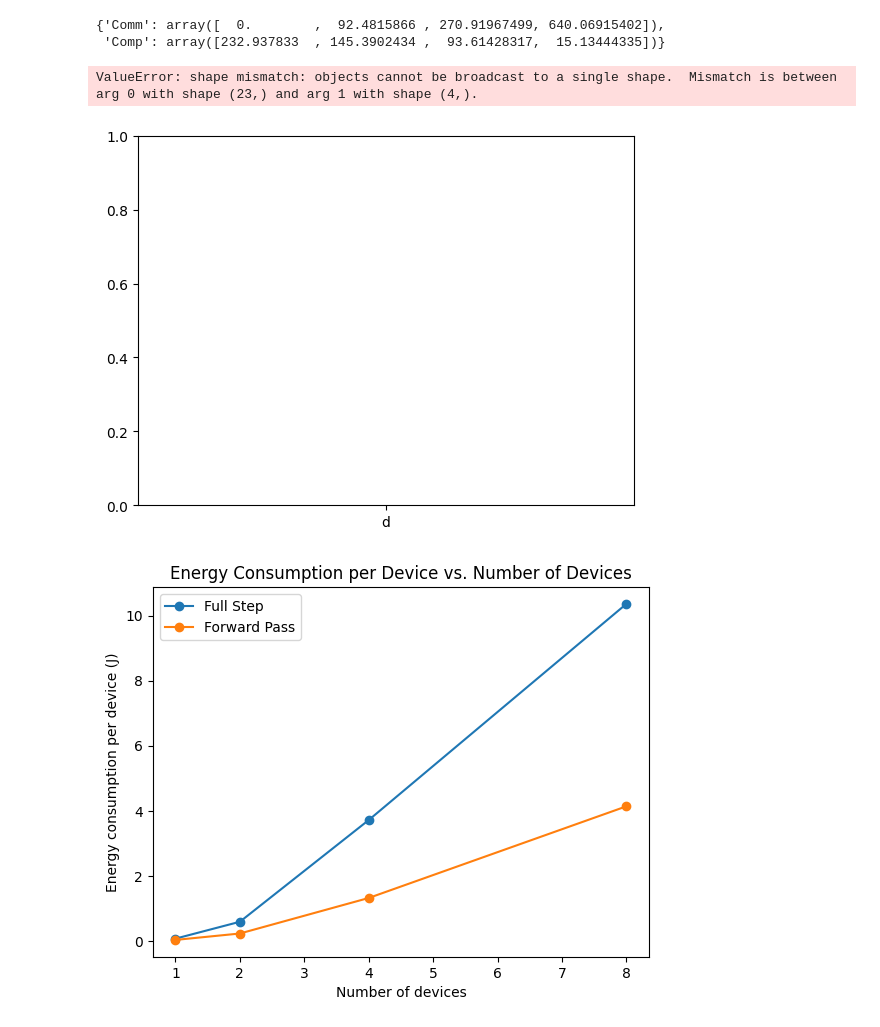
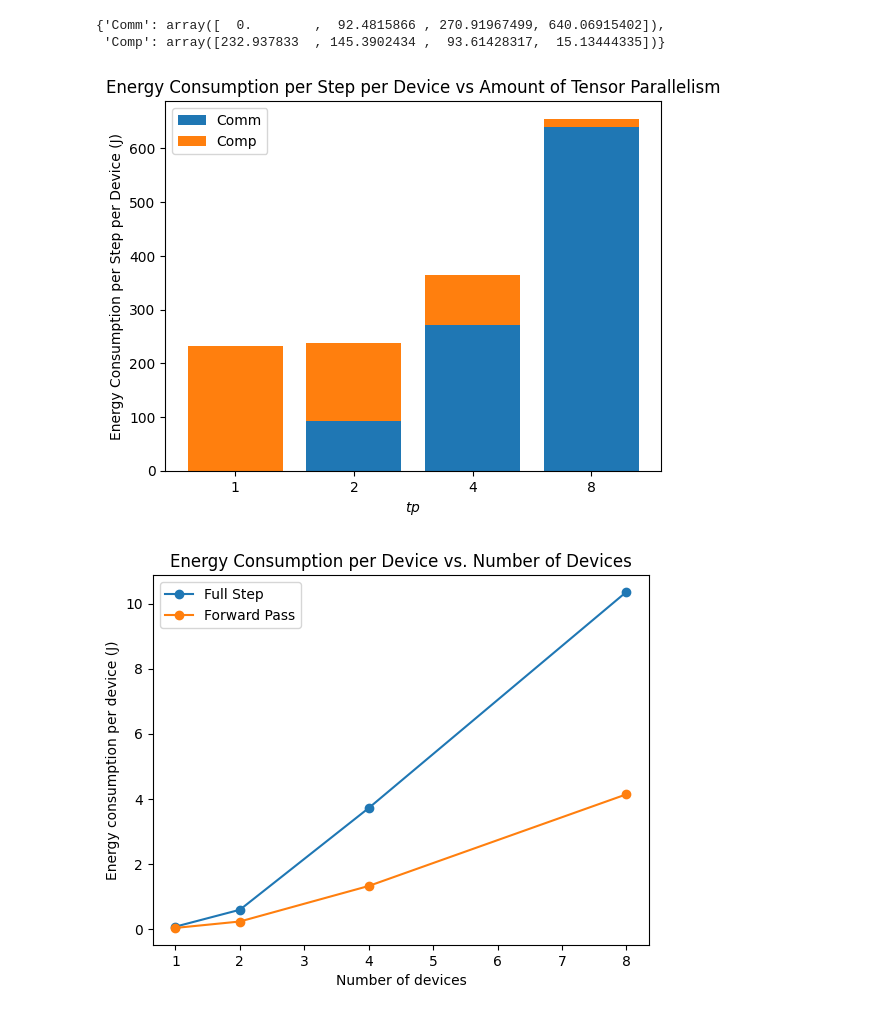
Before and after one commit to olegian/Zeus-Preliminary, a Jupyter notebook: analysis/tp.ipynb, the cells around one changed output. Cells and saved outputs as stored; diff of their text form; code cells hidden in the pictures.

```diff
--- a/analysis/tp.ipynb
+++ b/analysis/tp.ipynb
@@ -42,19 +42,20 @@ bars
 # %%
 x = [str(x) for x in step_measurments.keys()]
 fig, ax = plt.subplots()
 bottom = np.zeros(4)
 
 for boolean, weight_count in bars.items():
     p = ax.bar(x, weight_count, label=boolean, bottom=bottom)
     bottom += weight_count
 
-ax.set_title("AAAAA")
+ax.set_title("Energy Consumption per Step per Device vs Amount of Tensor Parallelism")
+ax.set_xlabel("$tp$")
+ax.set_ylabel("Energy Consumption per Step per Device (J)")
 ax.legend()
 
 plt.show()
 # %% [output]
-ValueError: shape mismatch: objects cannot be broadcast to a single shape.  Mismatch is between arg 0 with shape (23,) and arg 1 with shape (4,).
-[figure, old version]
+[figure, new version]
 # %%
 x = list(no_shard_fwd.keys())
 
```
